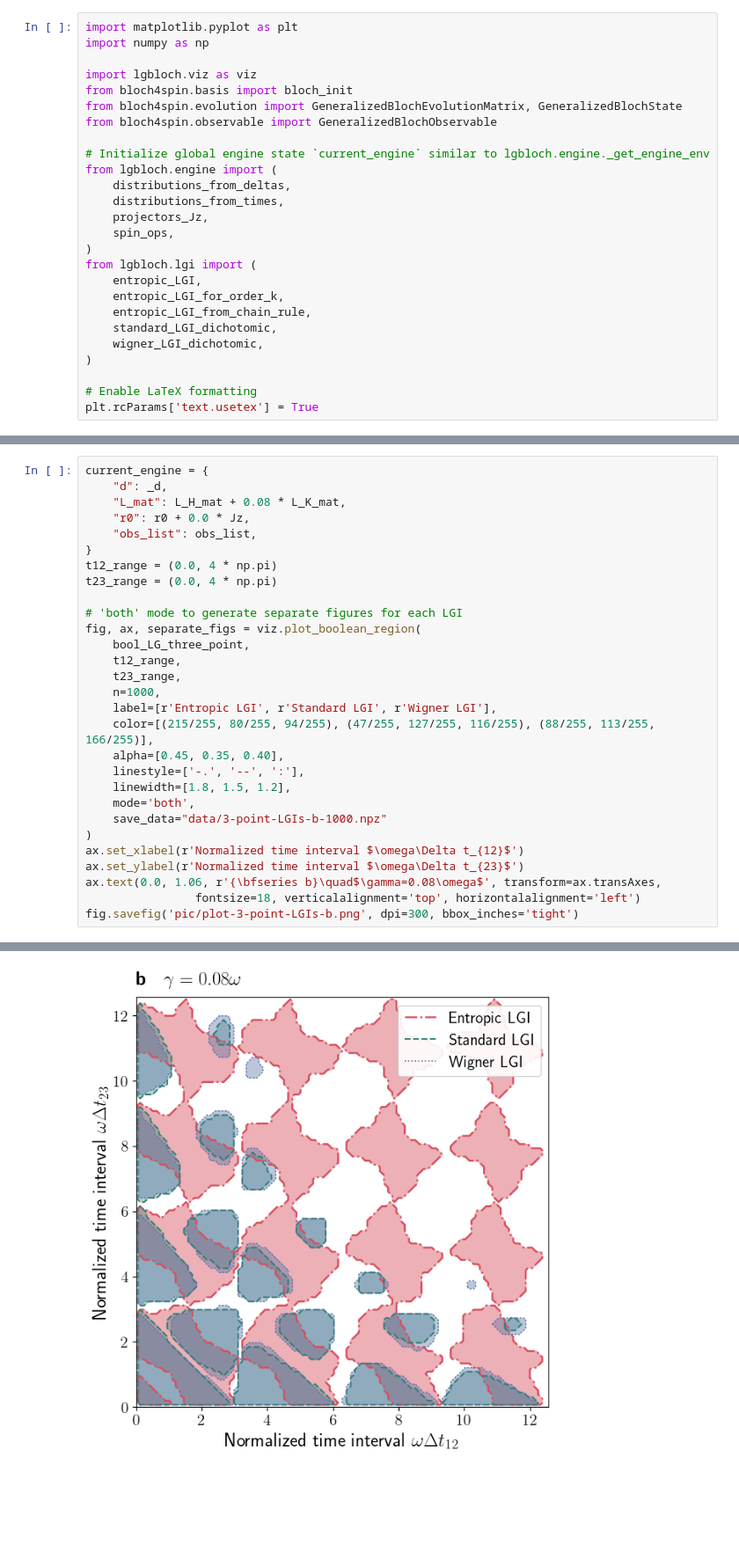
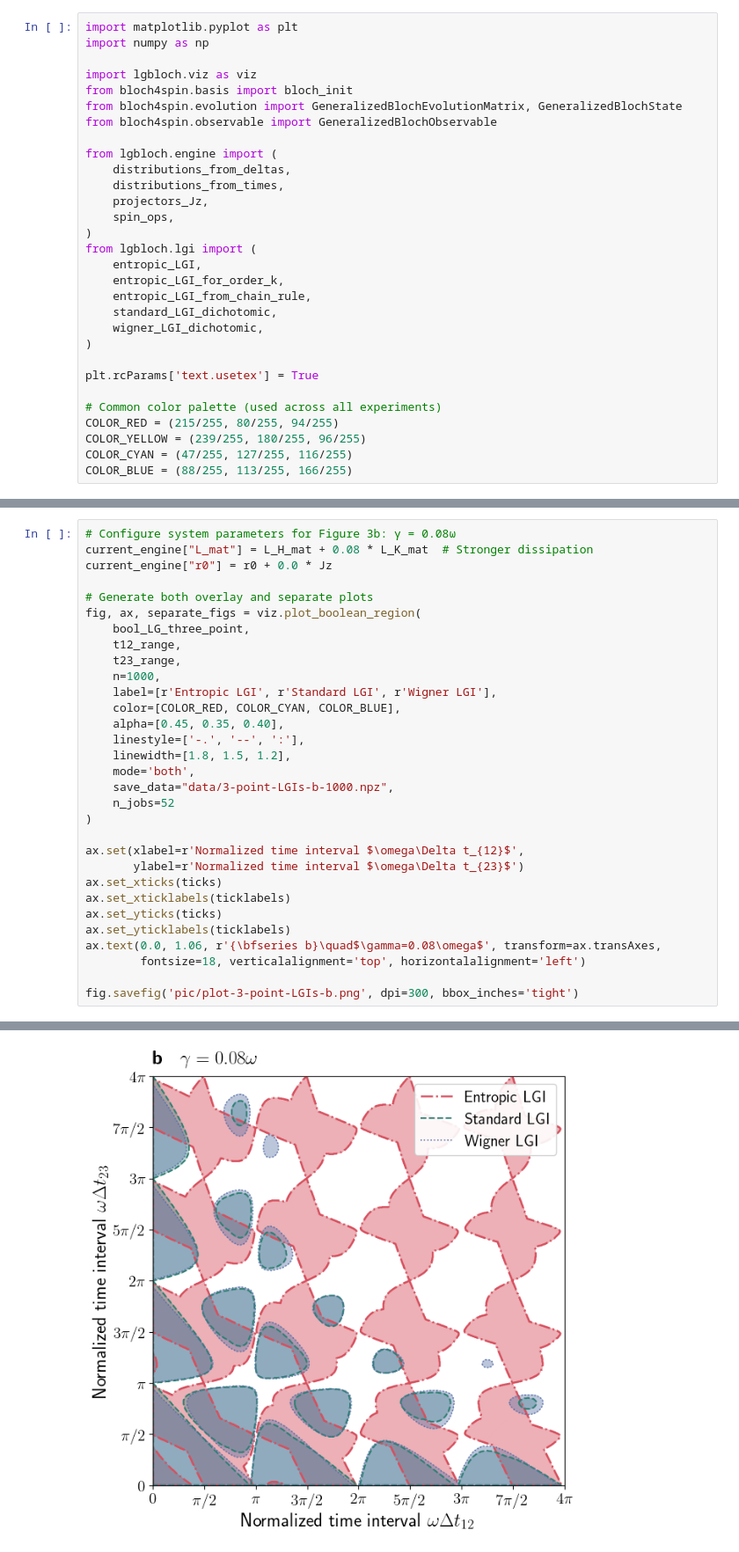
Before and after one commit to PolarisMegrez/Entropic-Leggett-Garg-Inequalities, a Jupyter notebook: demo.ipynb, the cells around one changed output, grey strips where cells are left out. Shown at 88% size. Drawn from its saved outputs; the diff is of its cells as text; blank space fills up the shorter version.

```diff
--- a/demo.ipynb
+++ b/demo.ipynb
@@ -9,7 +22,6 @@ from bloch4spin.basis import bloch_init
 from bloch4spin.evolution import GeneralizedBlochEvolutionMatrix, GeneralizedBlochState
 from bloch4spin.observable import GeneralizedBlochObservable
 
-# Initialize global engine state `current_engine` similar to lgbloch.engine._get_engine_env
 from lgbloch.engine import (
     distributions_from_deltas,
     distributions_from_times,
@@ -24,5 +36,10 @@ from lgbloch.lgi import (
     wigner_LGI_dichotomic,
 )
 
-# Enable LaTeX formatting
 plt.rcParams['text.usetex'] = True
+
+# Common color palette (used across all experiments)
+COLOR_RED = (215/255, 80/255, 94/255)
+COLOR_YELLOW = (239/255, 180/255, 96/255)
+COLOR_CYAN = (47/255, 127/255, 116/255)
+COLOR_BLUE = (88/255, 113/255, 166/255)
@@ -183,30 +280,32 @@ Progress: 1/21 chunks
 # %%
-current_engine = {
-    "d": _d,
-    "L_mat": L_H_mat + 0.08 * L_K_mat,
-    "r0": r0 + 0.0 * Jz,
-    "obs_list": obs_list,
-}
-t12_range = (0.0, 4 * np.pi)
-t23_range = (0.0, 4 * np.pi)
+# Configure system parameters for Figure 3b: γ = 0.08ω
+current_engine["L_mat"] = L_H_mat + 0.08 * L_K_mat  # Stronger dissipation
+current_engine["r0"] = r0 + 0.0 * Jz
 
-# 'both' mode to generate separate figures for each LGI
+# Generate both overlay and separate plots
 fig, ax, separate_figs = viz.plot_boolean_region(
     bool_LG_three_point,
     t12_range,
     t23_range,
     n=1000,
     label=[r'Entropic LGI', r'Standard LGI', r'Wigner LGI'],
-    color=[(215/255, 80/255, 94/255), (47/255, 127/255, 116/255), (88/255, 113/255, 166/255)],
+    color=[COLOR_RED, COLOR_CYAN, COLOR_BLUE],
     alpha=[0.45, 0.35, 0.40],
     linestyle=['-.', '--', ':'],
     linewidth=[1.8, 1.5, 1.2],
     mode='both',
-    save_data="data/3-point-LGIs-b-1000.npz"
+    save_data="data/3-point-LGIs-b-1000.npz",
+    n_jobs=52
 )
-ax.set_xlabel(r'Normalized time interval $\omega\Delta t_{12}$')
-ax.set_ylabel(r'Normalized time interval $\omega\Delta t_{23}$')
+
+ax.set(xlabel=r'Normalized time interval $\omega\Delta t_{12}$',
+       ylabel=r'Normalized time interval $\omega\Delta t_{23}$')
+ax.set_xticks(ticks)
+ax.set_xticklabels(ticklabels)
+ax.set_yticks(ticks)
+ax.set_yticklabels(ticklabels)
 ax.text(0.0, 1.06, r'{\bfseries b}\quad$\gamma=0.08\omega$', transform=ax.transAxes,
-                fontsize=18, verticalalignment='top', horizontalalignment='left')
+        fontsize=18, verticalalignment='top', horizontalalignment='left')
+
 fig.savefig('pic/plot-3-point-LGIs-b.png', dpi=300, bbox_inches='tight')
 # %% [output]
@@ -216 +319 @@ Boolean region data saved to: d:\Archive\Code\lgbloch\data\3-point-LGIs-b-1000.n
-[figure, old version]
+[figure, new version]
```
Also changed, not shown: parts of 22 cells of this notebook, 16 other files.
